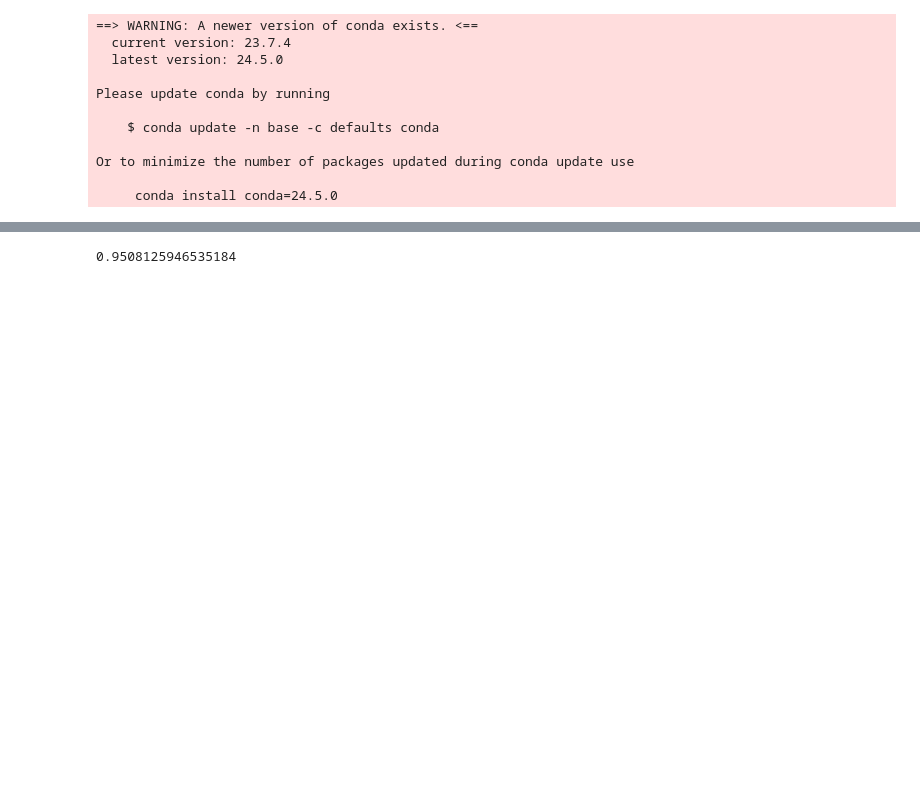
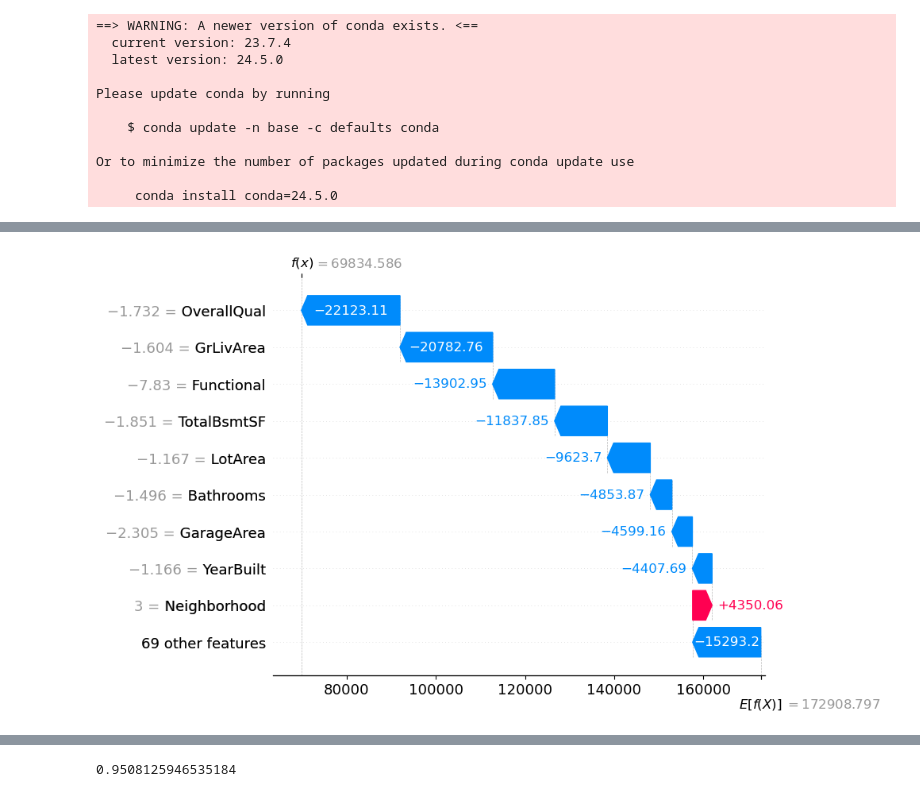
Before and after one commit to Na-ta-lie/Ames-Price-Prediction, a Jupyter notebook: SHAP.ipynb, the cells around one changed output, grey strips where cells are left out. Drawn from its saved outputs; the diff is of its cells as text; code cells hidden in the pictures; blank space fills up the shorter version.

```diff
--- a/SHAP.ipynb
+++ b/SHAP.ipynb
@@ -69,0 +352,5 @@ X = df_normal_quality.drop(['SalePrice', 'PID'], axis =1).copy()
+# %%
+# quality of 3
+shap.waterfall_plot(exp[1454])
+# %% [output]
+[figure, added]
```
Also changed, not shown: parts of 43 cells of this notebook, 3 other files.
